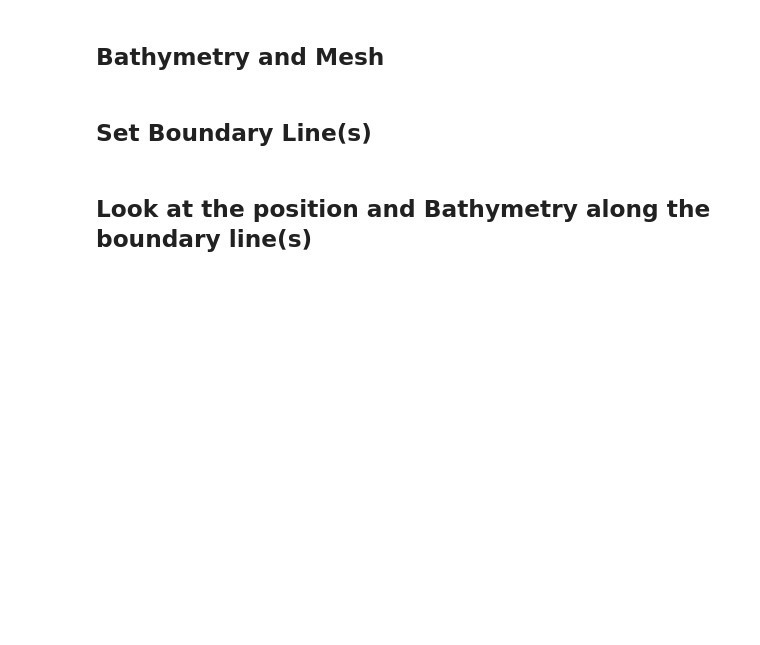
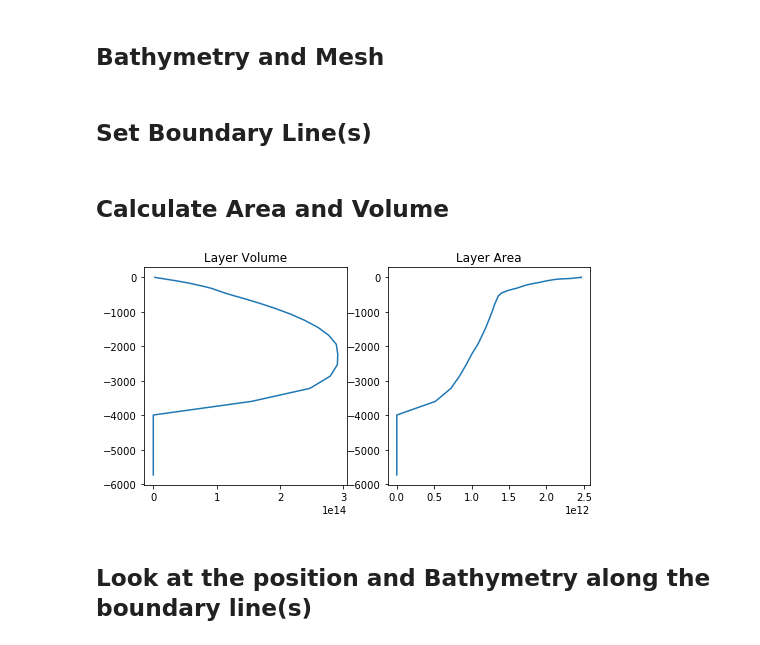
Before and after one commit to UBC-MOAD/analysis-cindy, a Jupyter notebook: proj2_notebooks/Susans.ipynb, the cells around one changed output. Drawn from its saved outputs; the diff is of its cells as text; code cells hidden in the pictures; blank space fills up the shorter version.

```diff
--- a/proj2_notebooks/Susans.ipynb
+++ b/proj2_notebooks/Susans.ipynb
@@ -80,6 +81,33 @@ corn6_j = jmin
 #line2_jmin, line2_jmax = jmin+ddj, jmin+ddj2+1
 #line3_imin, line3_imax = imin+ddi, imax
 #line3_jmin, line3_jmax = jmin+ddj2, jmin+ddj2
+# %% [markdown]
+## Calculate Area and Volume
+# %%
+layer_volume = np.zeros_like(gdept0)
+layer_area = np.zeros_like(gdept0)
+for layer in range(50):
+    layer_volume[layer] = (np.sum(e1t[corn1_i:corn3_i, corn1_j:corn3_j] *
+                                 e2t[corn1_i:corn3_i, corn1_j:corn3_j] *
+                                 e3t[layer, corn1_i:corn3_i, corn1_j:corn3_j] *
+                                 tmask[layer, corn1_i:corn3_i, corn1_j:corn3_j]) +
+                           np.sum(e1t[corn4_i:corn5_i, corn6_j:corn5_j] *
+                                 e2t[corn4_i:corn5_i, corn6_j:corn5_j] *
+                                 e3t[layer, corn4_i:corn5_i, corn6_j:corn5_j] *
+                                 tmask[layer, corn4_i:corn5_i, corn6_j:corn5_j]))
+    layer_area[layer] = (np.sum(e1t[corn1_i:corn3_i, corn1_j:corn3_j] *
+                                 e2t[corn1_i:corn3_i, corn1_j:corn3_j] *
+                                 tmask[layer, corn1_i:corn3_i, corn1_j:corn3_j]) +
+                           np.sum(e1t[corn4_i:corn5_i, corn6_j:corn5_j] *
+                                 e2t[corn4_i:corn5_i, corn6_j:corn5_j] *
+                                 tmask[layer, corn4_i:corn5_i, corn6_j:corn5_j]))
+fig, axs = plt.subplots(1, 2, figsize=(8, 4))
+axs[0].plot(layer_volume, -gdept0)
+axs[1].plot(layer_area, -gdept0)
+axs[0].set_title('Layer Volume')
+axs[1].set_title('Layer Area');
+# %% [output]
+[figure, added]
 # %% [markdown]
 ## Look at the position and Bathymetry along the boundary line(s)
 # %%
```
Also changed, not shown: parts of 11 cells of this notebook.
